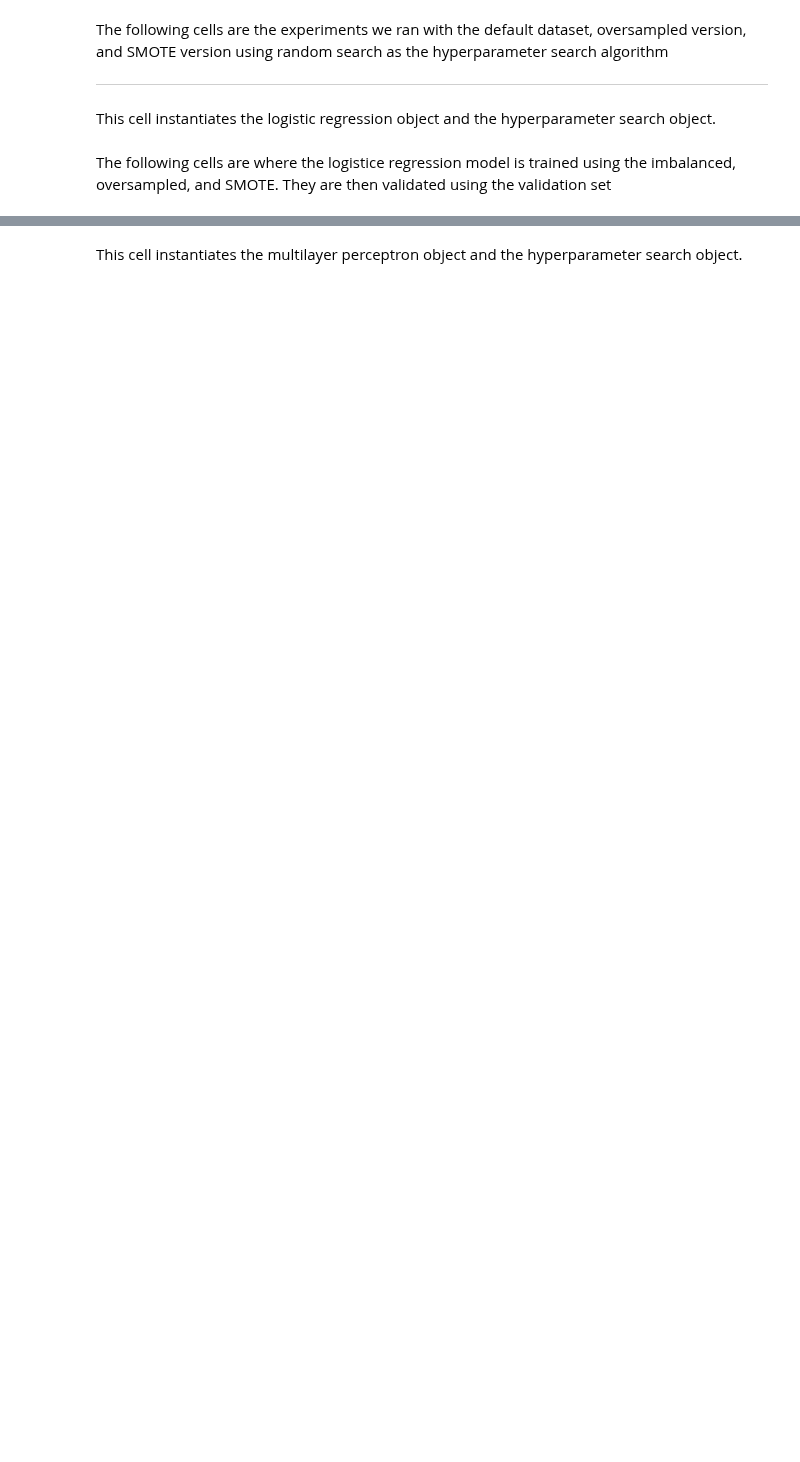
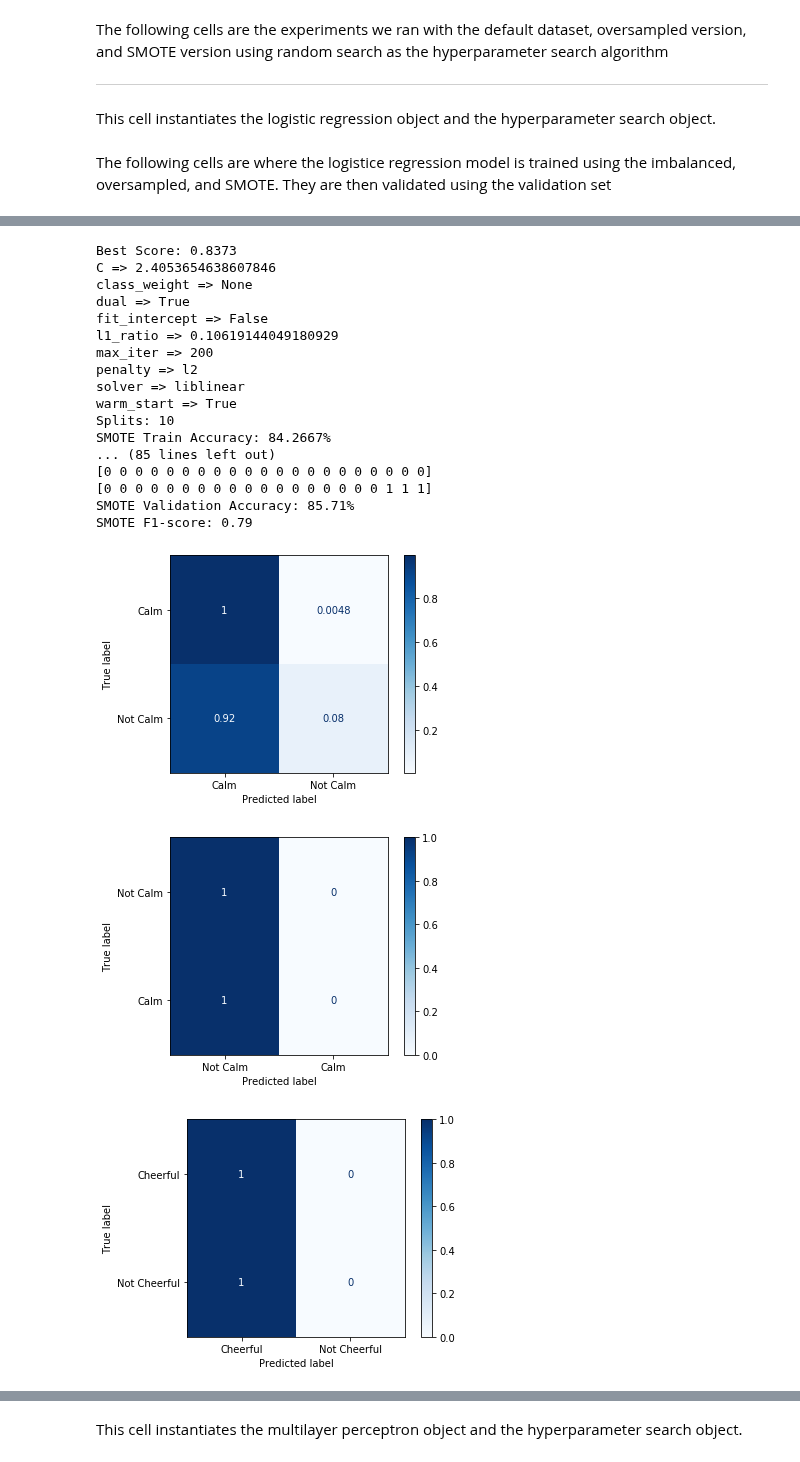
Before and after one commit to gracielnunciob/XLB48, a Jupyter notebook: Notebooks/Training/Logistic Regression Hyperparameter Search.ipynb, the cells around one changed output, grey strips where cells are left out. Cells and saved outputs as stored; diff of their text form; code cells hidden in the pictures; blank space fills up the shorter version.

```diff
--- a/Notebooks/Training/Logistic Regression Hyperparameter Search.ipynb
+++ b/Notebooks/Training/Logistic Regression Hyperparameter Search.ipynb
@@ -108,0 +183,27 @@ test_res("SMOTE",x_val,y_val,random_search_logreg)
+# %%
+for i in range(0,6):
+    if(i > 0):
+        print()
+    print_res("SMOTE",x_smote,ovr_y_smote[i],random_search_logreg,themes[i])
+    test_res("SMOTE",x_val,ovr_val[i],random_search_logreg,themes[i])
+# %% [output]
+Best Score: 0.8373
+C => 2.4053654638607846
+class_weight => None
+dual => True
+fit_intercept => False
+l1_ratio => 0.10619144049180929
+max_iter => 200
+penalty => l2
+solver => liblinear
+warm_start => True
+Splits: 10
+SMOTE Train Accuracy: 84.2667%
+... (85 lines left out)
+[0 0 0 0 0 0 0 0 0 0 0 0 0 0 0 0 0 0 0 0 0]
+[0 0 0 0 0 0 0 0 0 0 0 0 0 0 0 0 0 0 1 1 1]
+SMOTE Validation Accuracy: 85.71%
+SMOTE F1-score: 0.79
+[figure, added]
+[figure, added]
+[figure, added]
```
Also changed, not shown: parts of 25 cells of this notebook, 1 other file.
